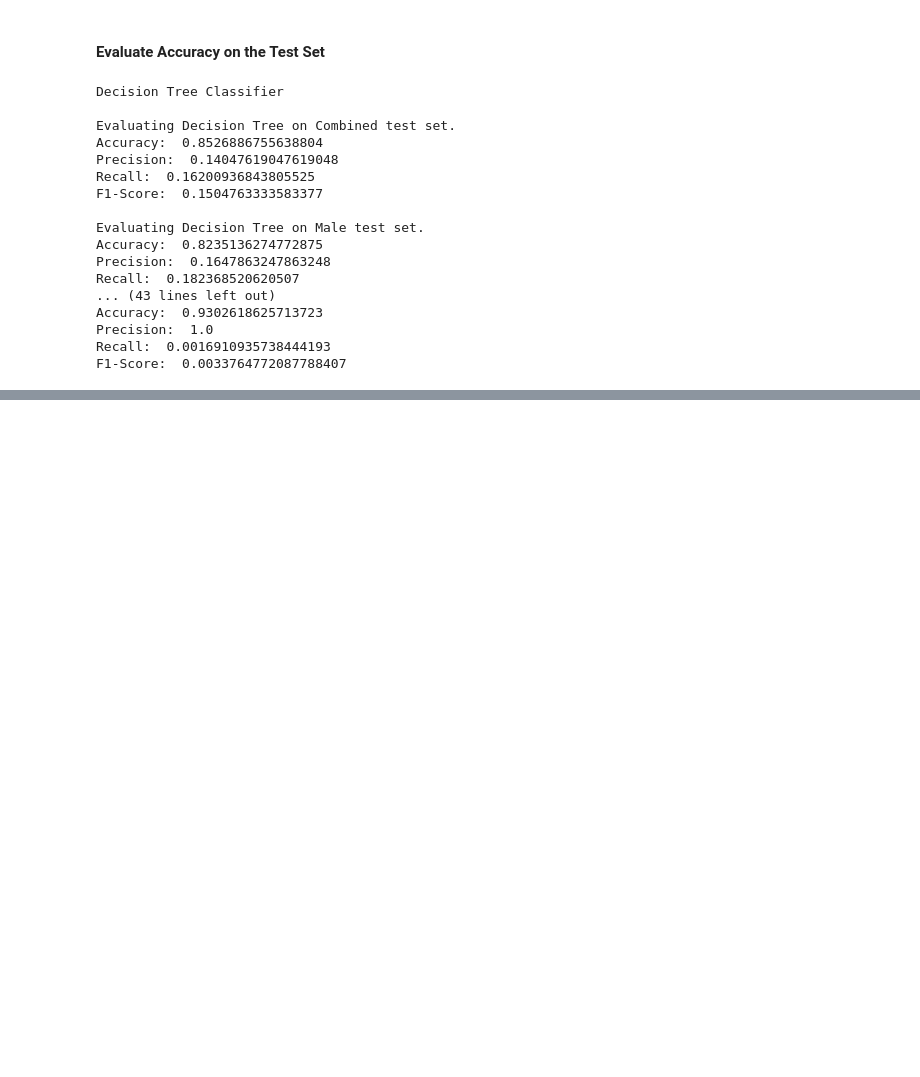
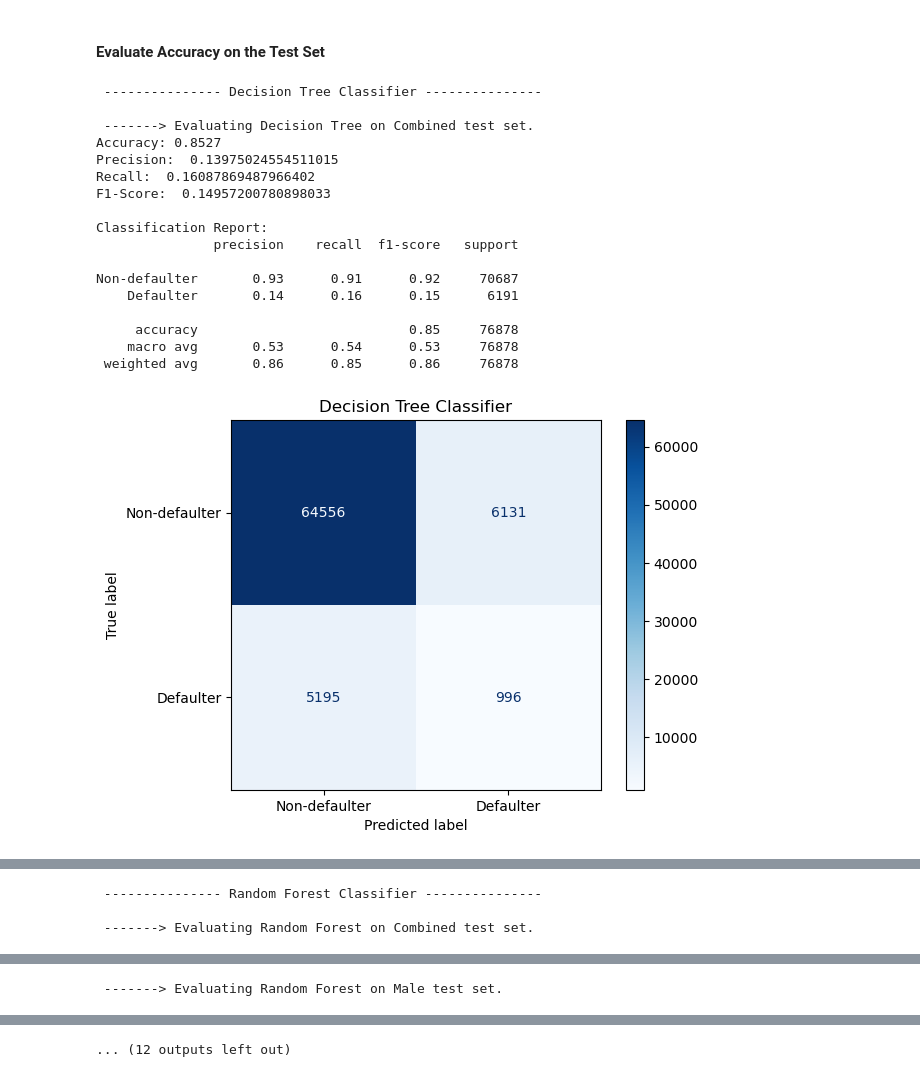
Before and after one commit to chloehumphrey/ds, a Jupyter notebook: a3/A3.ipynb, the cells around one changed output, grey strips where cells are left out. Saved outputs shown, nothing was run; the diff lists cells and outputs as text; code cells hidden in the pictures; blank space fills up the shorter version.

```diff
--- a/a3/A3.ipynb
+++ b/a3/A3.ipynb
@@ -331,7 +387,7 @@ Fields with bad pandas dtypes: NAME_CONTRACT_TYPE: object, CODE_GENDER: object,
 # %% [markdown]
 #### Evaluate Accuracy on the Test Set
 # %%
-from sklearn.metrics import accuracy_score, precision_score, recall_score, f1_score
+from sklearn.metrics import accuracy_score, precision_score, recall_score, f1_score, classification_report
 
 # Add male & female test sets to a dictionary
 split_test_sets = {
@@ -341,56 +397,74 @@ split_test_sets = {
 }
 # Add models to a dictionary
 models = {
-    'Decision Tree': decision_tree_pipeline,
-    'Neural Network': nn_pipeline,
-    'Random Forest': rf_pipeline
+    'Decision Tree': dt_pipeline,
+    'Random Forest': forest_pipeline,
+    'Neural Network': nn_pipeline
 }
 
 accuracy_results = {
     'Combined': [],
     'Male': [],
     'Female': []
 }
 
 precision_results = {
     'Combined': [],
     'Male': [],
     'Female': []
 }
 
 recall_results = {
     'Combined': [],
     'Male': [],
     'Female': []
 }
 # Evaluate each test set on each model
-for i, (name, model) in enumerate(models.items(), 1):
-    print(f"\n{name} Classifier")
-    for i, (sex, test) in enumerate(split_test_sets.items(), 1):
-        print(f"\nEvaluating {name} on {sex} test set.")
-        y_pred = model.predict(test[0])
-        accuracy_results[sex].append(accuracy_score(test[1], y_pred) * 100)
+for name, model in models.items():
+    print(f"\n --------------- {name} Classifier --------------- ")
+    for sex, test in split_test_sets.items():
+        print(f"\n -------> Evaluating {name} on {sex} test set.")
+        X_test_data, y_test_data = test
+        y_pred = model.predict(X_test_data)
+
+        # Calculate overall accuracy
+        accuracy = accuracy_score(y_test_data, y_pred)
+        accuracy_results[sex].append(accuracy * 100)
         precision_results[sex].append(precision_score(test[1], y_pred) * 100)
         recall_results[sex].append(recall_score(test[1], y_pred) * 100)
-        print("Accuracy: ", accuracy_score(test[1], y_pred))
+
+        print(f"Accuracy: {accuracy:.4f}")
+
         print("Precision: ", precision_score(test[1], y_pred))
         print("Recall: ", recall_score(test[1], y_pred))
         print("F1-Score: ", f1_score(test[1], y_pred))
+        # Also show the full classification report for more details
+        print("\nClassification Report:")
+        print(classification_report(y_test_data, y_pred, target_names=["Non-defaulter", "Defaulter"]))
+        # Show confusion matrix
+        from sklearn.metrics import confusion_matrix
+        from sklearn.metrics import ConfusionMatrixDisplay
+        cm = confusion_matrix(y_test_data, y_pred)
+        disp = ConfusionMatrixDisplay(confusion_matrix=cm, display_labels=["Non-defaulter", "Defaulter"])
+        disp.plot(cmap=plt.cm.Blues)
+        plt.title(f"{name} Classifier")
+        plt.show()
 # %% [output]
-Decision Tree Classifier
+ --------------- Decision Tree Classifier ---------------
 
-Evaluating Decision Tree on Combined test set.
-Accuracy:  0.8526886755638804
-Precision:  0.14047619047619048
-Recall:  0.16200936843805525
-F1-Score:  0.1504763333583377
+ -------> Evaluating Decision Tree on Combined test set.
+Accuracy: 0.8527
+Precision:  0.13975024554511015
+Recall:  0.16087869487966402
+F1-Score:  0.14957200780898033
 
-Evaluating Decision Tree on Male test set.
-Accuracy:  0.8235136274772875
-Precision:  0.1647863247863248
-Recall:  0.182368520620507
-... (43 lines left out)
-Accuracy:  0.9302618625713723
-Precision:  1.0
-Recall:  0.0016910935738444193
-F1-Score:  0.0033764772087788407
+Classification Report:
+               precision    recall  f1-score   support
+
+Non-defaulter       0.93      0.91      0.92     70687
+    Defaulter       0.14      0.16      0.15      6191
+
+     accuracy                           0.85     76878
+    macro avg       0.53      0.54      0.53     76878
+ weighted avg       0.86      0.85      0.86     76878
+[figure, added]
@@ -396,0 +503,3 @@ F1-Score:  0.0033764772087788407
+ --------------- Random Forest Classifier ---------------
+
+ -------> Evaluating Random Forest on Combined test set.
@@ -396,0 +522 @@ F1-Score:  0.0033764772087788407
+ -------> Evaluating Random Forest on Male test set.
@@ -397,3 +524,4 @@ F1-Score:  0.0033764772087788407
+... (12 outputs left out)
 # %%
 # Create bar chart to show accuracy across gender subsets
 labels = list(models.keys())
```
Also changed, not shown: parts of 12 cells of this notebook.
